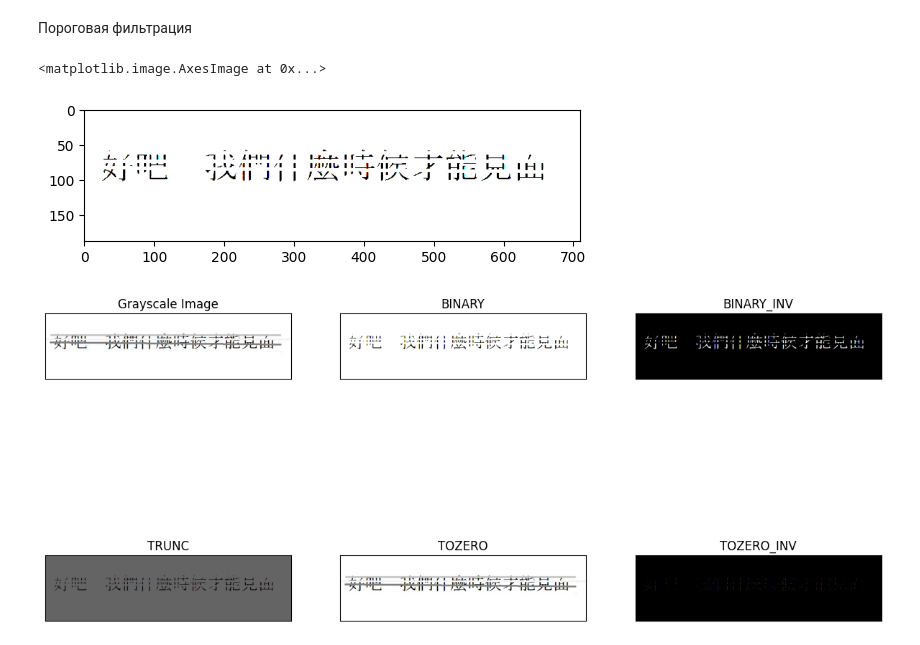
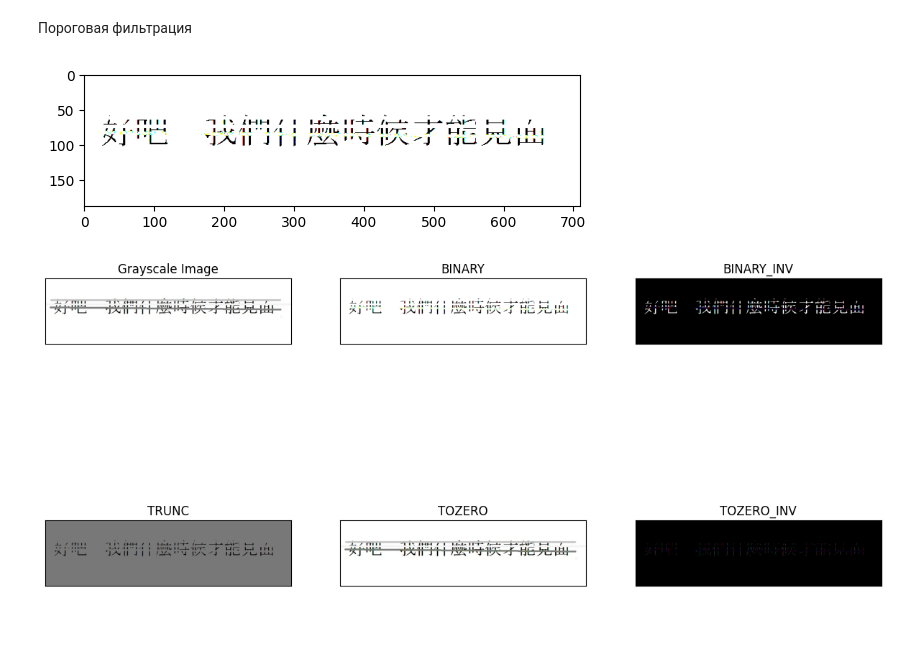
Before and after one commit to Incursioninn/DIP, a Jupyter notebook: lab4.ipynb, the cells around one changed output. Cells and saved outputs as stored; diff of their text form; code cells hidden in the pictures.

```diff
--- a/lab4.ipynb
+++ b/lab4.ipynb
@@ -8,7 +8,7 @@ import matplotlib.pyplot as plt
 drive.mount('/content/drive')
 sys.path.append('/content/drive/My Drive')
 image = cv2.imread('/content/drive/My Drive/lab4image.jpg')
-rgb_image = cv2.cvtColor(image, cv2.COLOR_RGB2BGR)
+rgb_image = cv2.cvtColor(image, cv2.COLOR_BGR2RGB)
 plt.title("Исходное изображение")
 plt.imshow(rgb_image)
 # %% [output]
@@ -19,11 +25,10 @@ Drive already mounted at /content/drive; to attempt to forcibly remount, call dr
 Пороговая фильтрация
 # %%
 
-threshold = 110
-ret1, filtered_img = cv2.threshold(rgb_image, threshold, 255, cv2.THRESH_BINARY)
+_, thresh = cv2.threshold(rgb_image, 120 , 255, cv2.THRESH_BINARY)
 
-plt.imshow(filtered_img)
+plt.imshow(thresh, cmap='gray')
+plt.show()
 # %% [output]
-<matplotlib.image.AxesImage at 0x...>
-[figure, old version]
+[figure, new version]
 # %%
```
Also changed, not shown: parts of 2 cells of this notebook.
